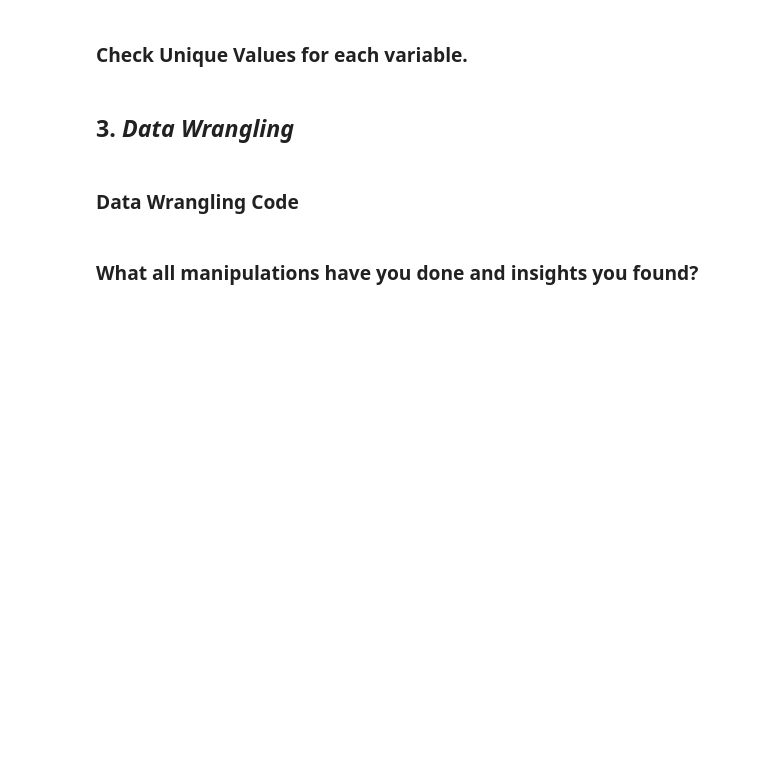
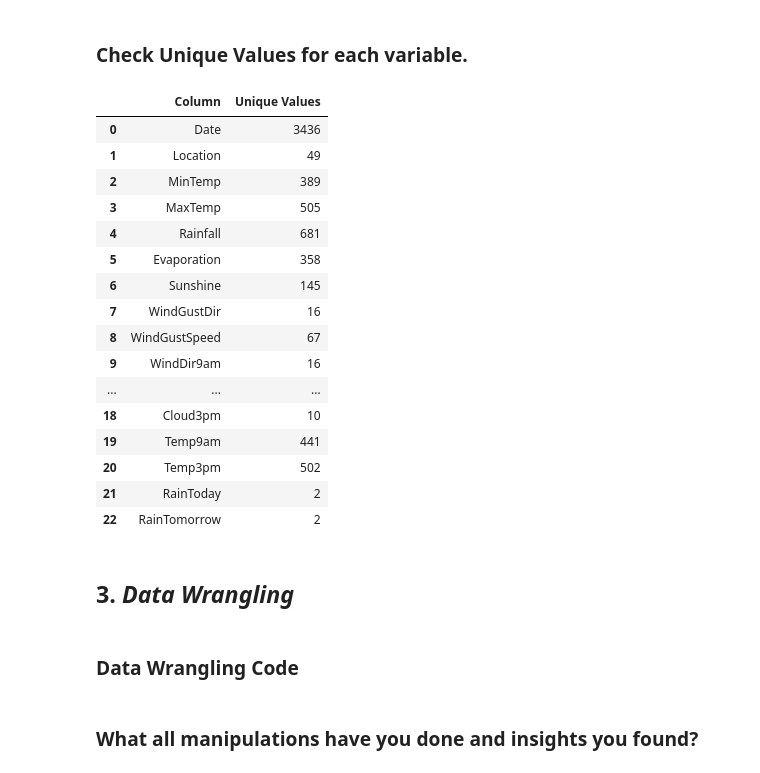
Before and after one commit to Krishna-matic/Machine_Learning_Projects, a Jupyter notebook: 03_rain_in_australia_classification/Classification_ML_Project.ipynb, the cells around one changed output. Cells and saved outputs as stored; diff of their text form; code cells hidden in the pictures; blank space fills up the shorter version.

```diff
--- a/03_rain_in_australia_classification/Classification_ML_Project.ipynb
+++ b/03_rain_in_australia_classification/Classification_ML_Project.ipynb
@@ -212,6 +256,29 @@ Answer Here
 ### Check Unique Values for each variable.
 # %%
 # Check Unique Values for each variable.
+unique_count = pd.DataFrame({
+    'Column': df.columns,
+    'Unique Values': df.nunique().values
+})
+unique_count
+# %% [output]
+|  | Column | Unique Values |
+| 0 | Date | 3436 |
+| 1 | Location | 49 |
+| 2 | MinTemp | 389 |
+| 3 | MaxTemp | 505 |
+| 4 | Rainfall | 681 |
+| 5 | Evaporation | 358 |
+| 6 | Sunshine | 145 |
+| 7 | WindGustDir | 16 |
+| 8 | WindGustSpeed | 67 |
+| 9 | WindDir9am | 16 |
+| ... | ... | ... |
+| 18 | Cloud3pm | 10 |
+| 19 | Temp9am | 441 |
+| 20 | Temp3pm | 502 |
+| 21 | RainToday | 2 |
+| 22 | RainTomorrow | 2 |
 # %% [markdown]
 ## 3. ***Data Wrangling***
 # %% [markdown]
```
Also changed, not shown: parts of 4 cells of this notebook.
